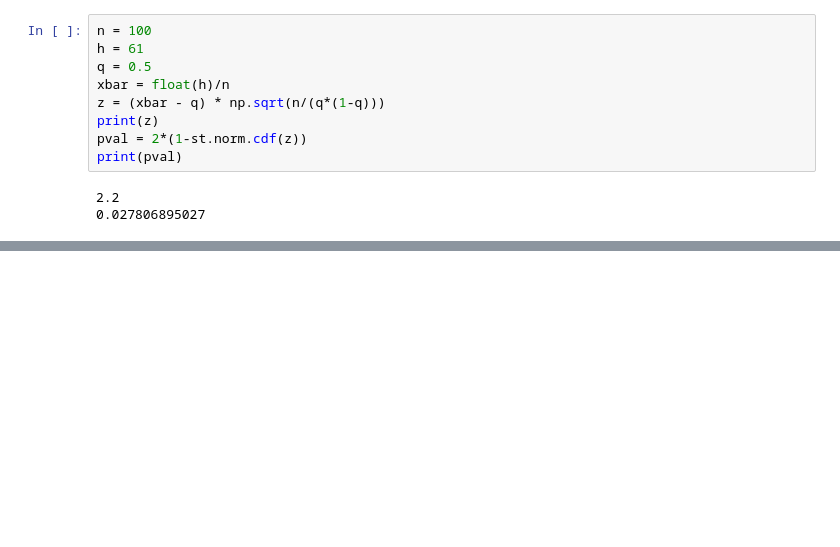
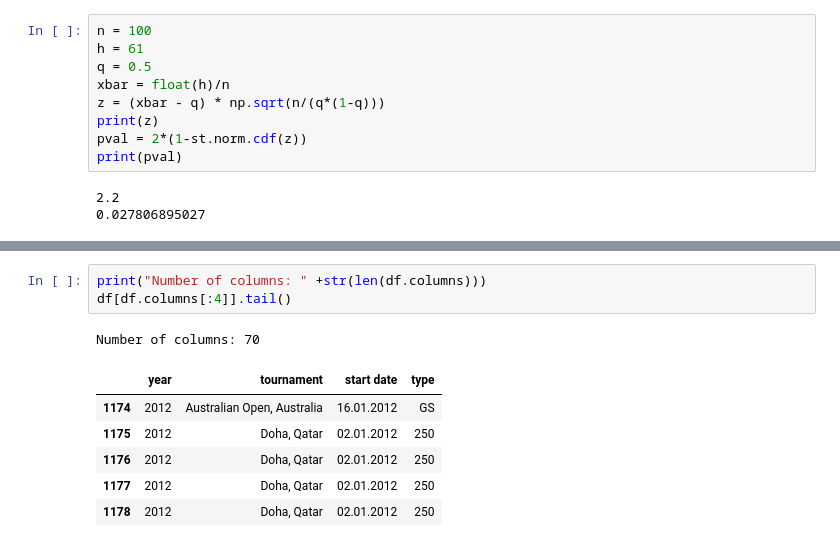
Before and after one commit to melancholymans/cookbook, a Jupyter notebook: IPythonCookBook.ipynb, the cells around one changed output, grey strips where cells are left out. Saved outputs shown, nothing was run; the diff lists cells and outputs as text; blank space fills up the shorter version.

```diff
--- a/IPythonCookBook.ipynb
+++ b/IPythonCookBook.ipynb
@@ -777,0 +878,11 @@ print(pval)
+# %%
+print("Number of columns: " +str(len(df.columns)))
+df[df.columns[:4]].tail()
+# %% [output]
+Number of columns: 70
+|  | year | tournament | start date | type |
+| 1174 | 2012 | Australian Open, Australia | 16.01.2012 | GS |
+| 1175 | 2012 | Doha, Qatar | 02.01.2012 | 250 |
+| 1176 | 2012 | Doha, Qatar | 02.01.2012 | 250 |
+| 1177 | 2012 | Doha, Qatar | 02.01.2012 | 250 |
+| 1178 | 2012 | Doha, Qatar | 02.01.2012 | 250 |
```
Also changed, not shown: parts of 8 cells of this notebook.
